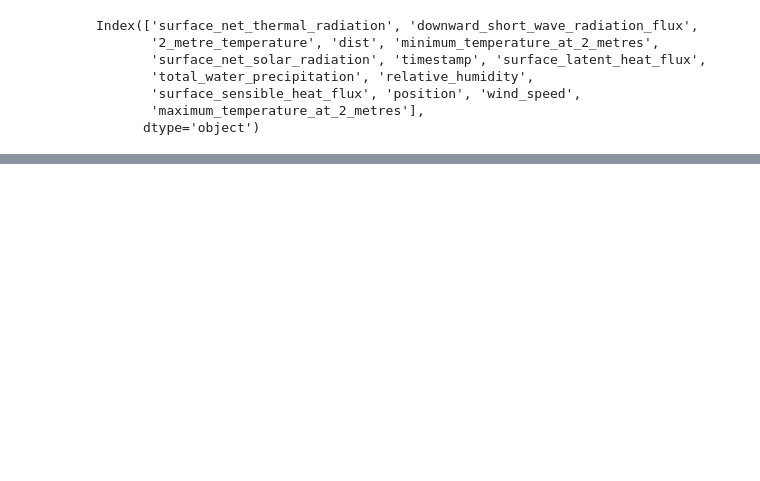
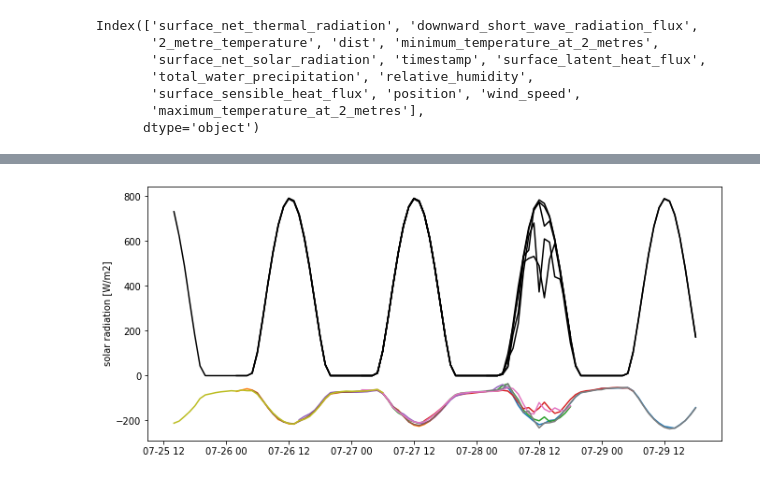
Before and after one commit to xdze2/simuthermique, a Jupyter notebook: weather_api/opendatasoft_AROME/opendatasoft_AROME_graph.ipynb, the cells around one changed output, grey strips where cells are left out. Saved outputs shown, nothing was run; the diff lists cells and outputs as text; code cells hidden in the pictures; blank space fills up the shorter version.

```diff
--- a/weather_api/opendatasoft_AROME/opendatasoft_AROME_graph.ipynb
+++ b/weather_api/opendatasoft_AROME/opendatasoft_AROME_graph.ipynb
@@ -59,0 +54,18 @@ for df in data:
+# %%
+plt.figure(figsize=(11, 5))
+for df in data:
+    sum_irad = df['surface_net_solar_radiation'].to_numpy()
+    t_sec = df.index.astype(int)*1e-9
+    dt_sec = np.diff( t_sec )
+    flux = np.diff( sum_irad )/dt_sec
+    plt.plot(df.index[:-1], flux, label='surf. solar radiation', color='black')
+
+    sum_irad = df['surface_net_thermal_radiation'].to_numpy()
+    t_sec = df.index.astype(int)*1e-9
+    dt_sec = np.diff( t_sec )
+    flux = np.diff( sum_irad )/dt_sec
+    plt.plot(df.index[:-1], flux, label='surface_net_thermal_radiation')
+
+plt.ylabel('solar radiation [W/m2]');
+# %% [output]
+[figure, added]
```
Also changed, not shown: parts of 7 cells of this notebook, 1 other file.
